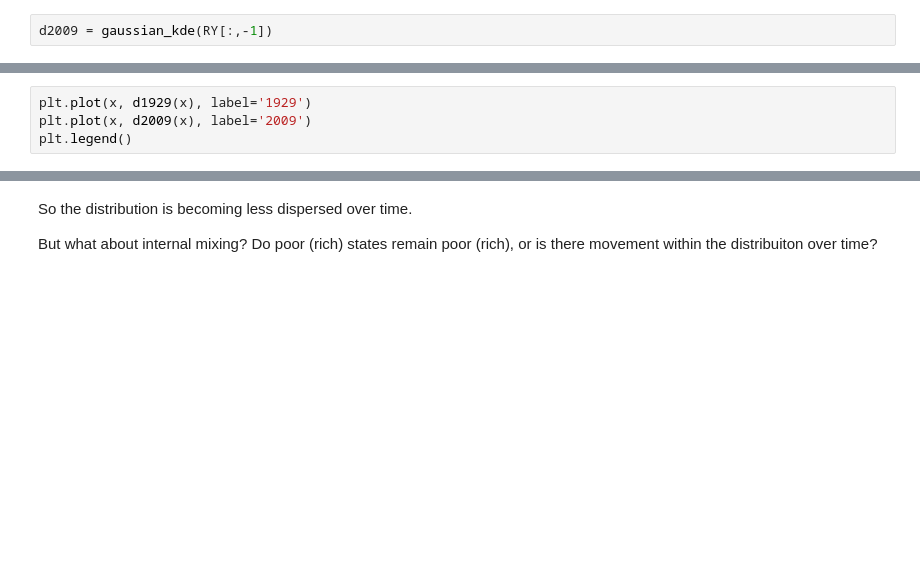
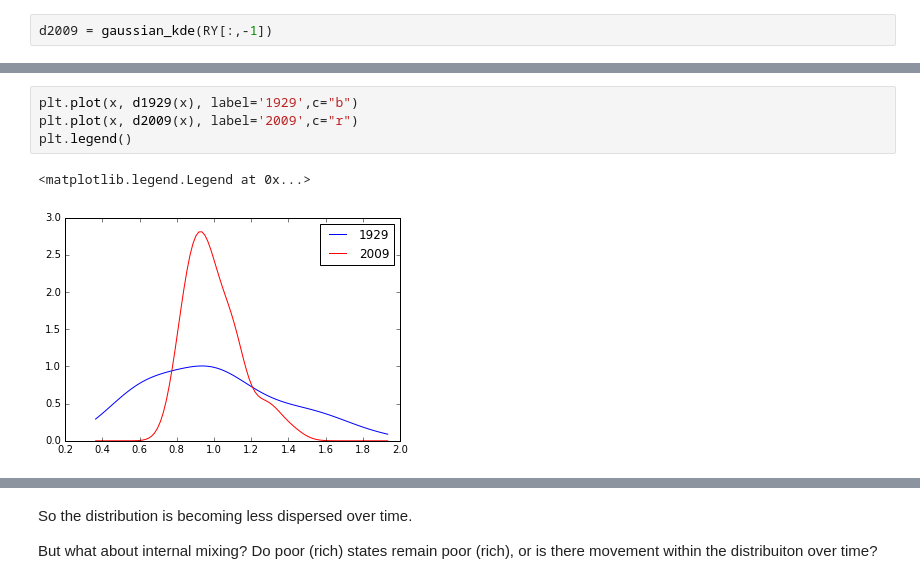
Before and after one commit to sjsrey/pysalnarsc17, a Jupyter notebook: content/16_spatial_dynamics.ipynb, the cells around one changed output, grey strips where cells are left out. Drawn from its saved outputs; the diff is of its cells as text; blank space fills up the shorter version.

```diff
--- a/content/16_spatial_dynamics.ipynb
+++ b/content/16_spatial_dynamics.ipynb
@@ -107,6 +187,9 @@ plt.plot(x, d2009(x))
 # %%
-plt.plot(x, d1929(x), label='1929')
-plt.plot(x, d2009(x), label='2009')
+plt.plot(x, d1929(x), label='1929',c="b")
+plt.plot(x, d2009(x), label='2009',c="r")
 plt.legend()
+# %% [output]
+<matplotlib.legend.Legend at 0x...>
+[figure, added]
 # %%
 import seaborn as sns
```
Also changed, not shown: parts of 60 cells of this notebook, 4 other files.
